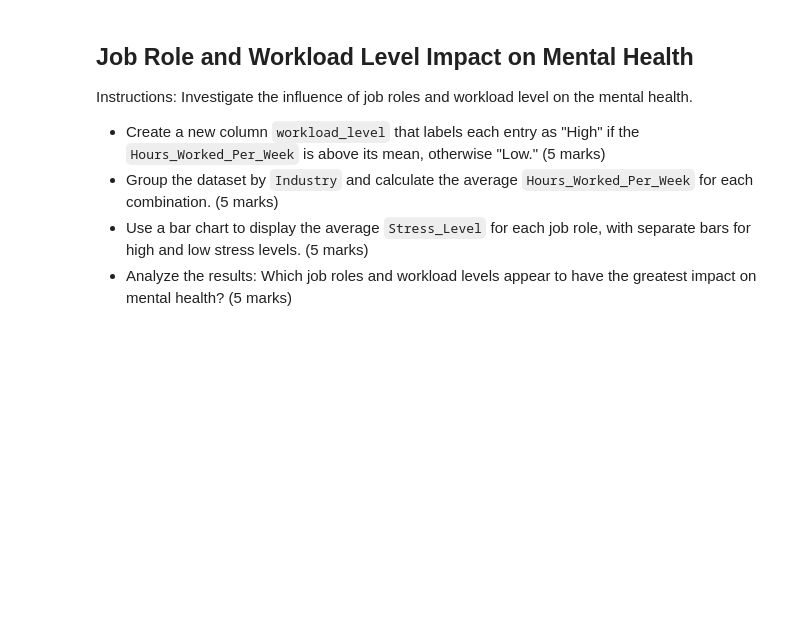
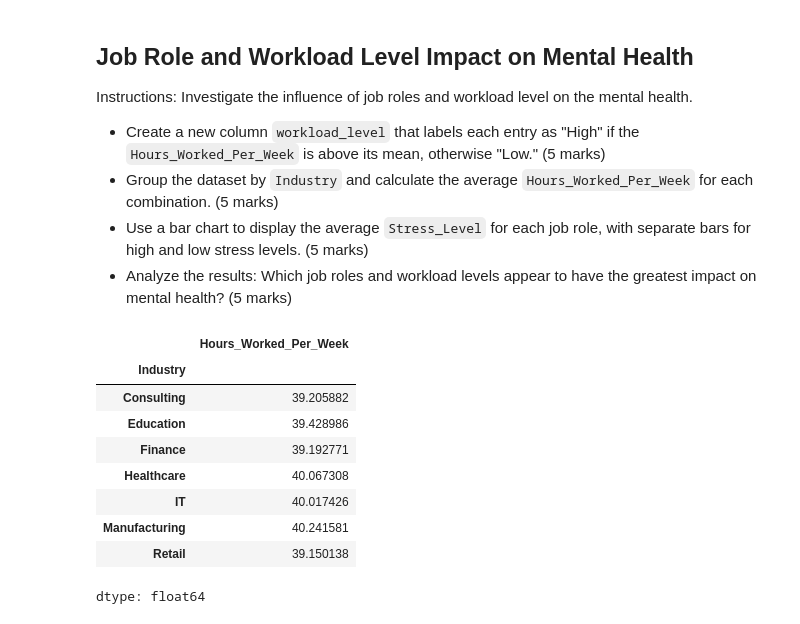
Before and after one commit to kuruxxii/PythonDA-course-assessment-submission, a Jupyter notebook: Assessment/Data_Analytics_with_Python_Assessment.ipynb, the cells around one changed output. Saved outputs shown, nothing was run; the diff lists cells and outputs as text; code cells hidden in the pictures; blank space fills up the shorter version.

```diff
--- a/Assessment/Data_Analytics_with_Python_Assessment.ipynb
+++ b/Assessment/Data_Analytics_with_Python_Assessment.ipynb
@@ -523,0 +528,14 @@ Instructions: Investigate the influence of job roles and workload level on the m
+# %%
+industry_avg_hours = df.groupby('Industry')['Hours_Worked_Per_Week'].mean()
+industry_avg_hours
+# %% [output]
+|  | Hours_Worked_Per_Week |
+| Industry |  |
+| Consulting | 39.205882 |
+| Education | 39.428986 |
+| Finance | 39.192771 |
+| Healthcare | 40.067308 |
+| IT | 40.017426 |
+| Manufacturing | 40.241581 |
+| Retail | 39.150138 |
+dtype: float64
```
Also changed, not shown: parts of 4 cells of this notebook.
